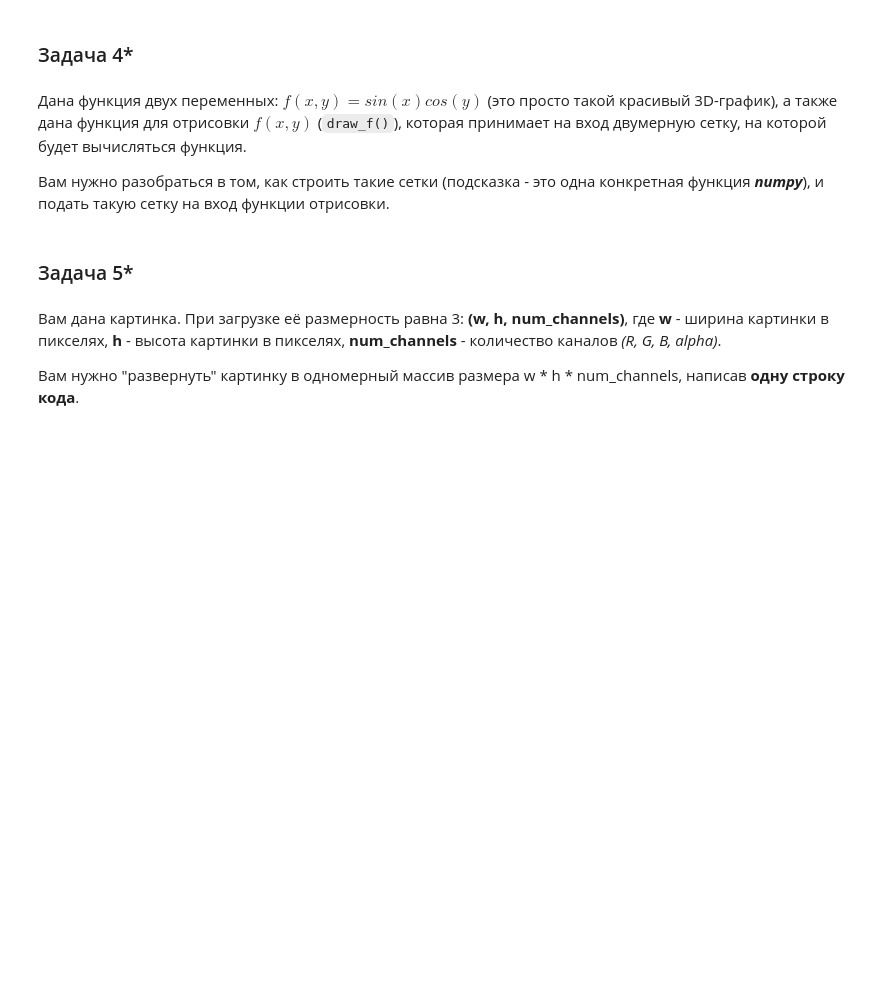
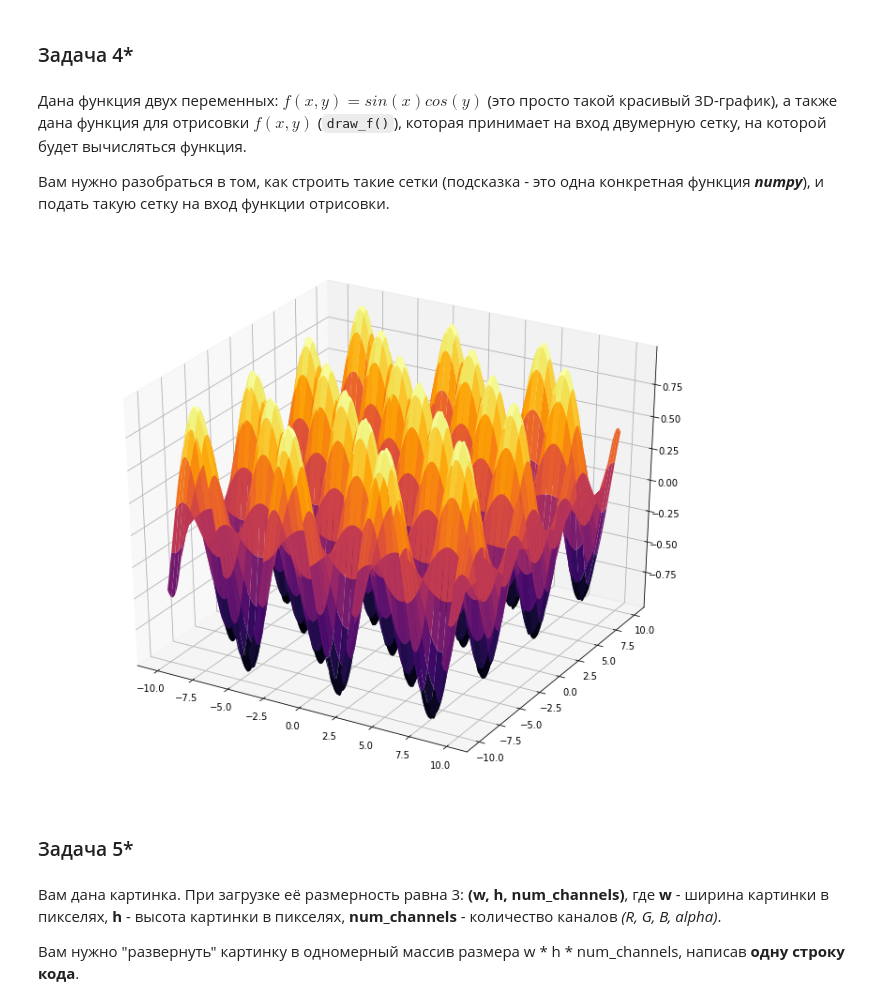
Before and after one commit to Snexok/DLS, a Jupyter notebook: homeworks/hw2/hw1_numpy.ipynb, the cells around one changed output. Cells and saved outputs as stored; diff of their text form; code cells hidden in the pictures; blank space fills up the shorter version.

```diff
--- a/homeworks/hw2/hw1_numpy.ipynb
+++ b/homeworks/hw2/hw1_numpy.ipynb
@@ -172,3 +169,9 @@ draw_f(gridx, gridy)
+# %%
+grid_x, grid_y = np.meshgrid(np.arange(-10,10,0.1),np.arange(-10,10,0.1))
+
+draw_f(grid_x, grid_y)
+# %% [output]
+[figure, added]
 # %% [markdown]
 ### Задача 5*
 # %% [markdown]
```
Also changed, not shown: parts of 12 cells of this notebook.
